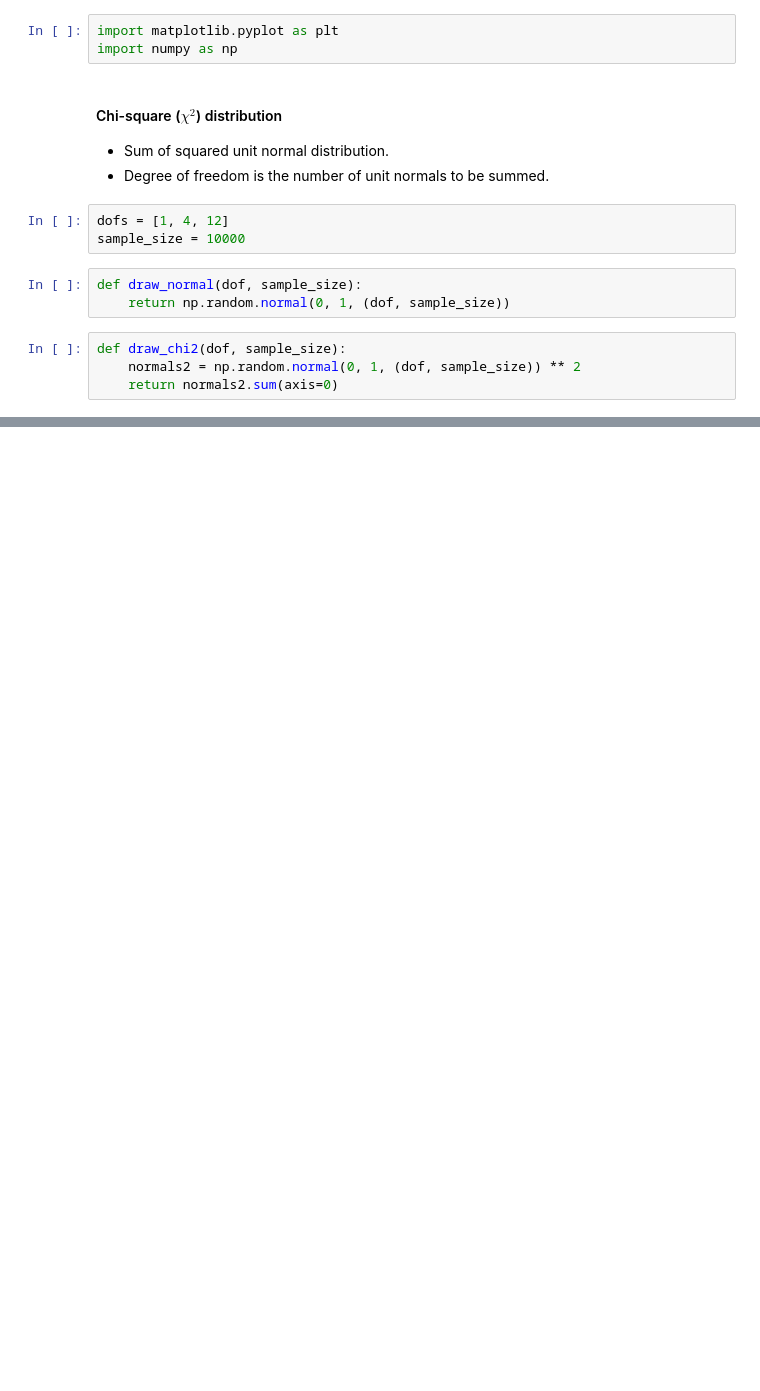
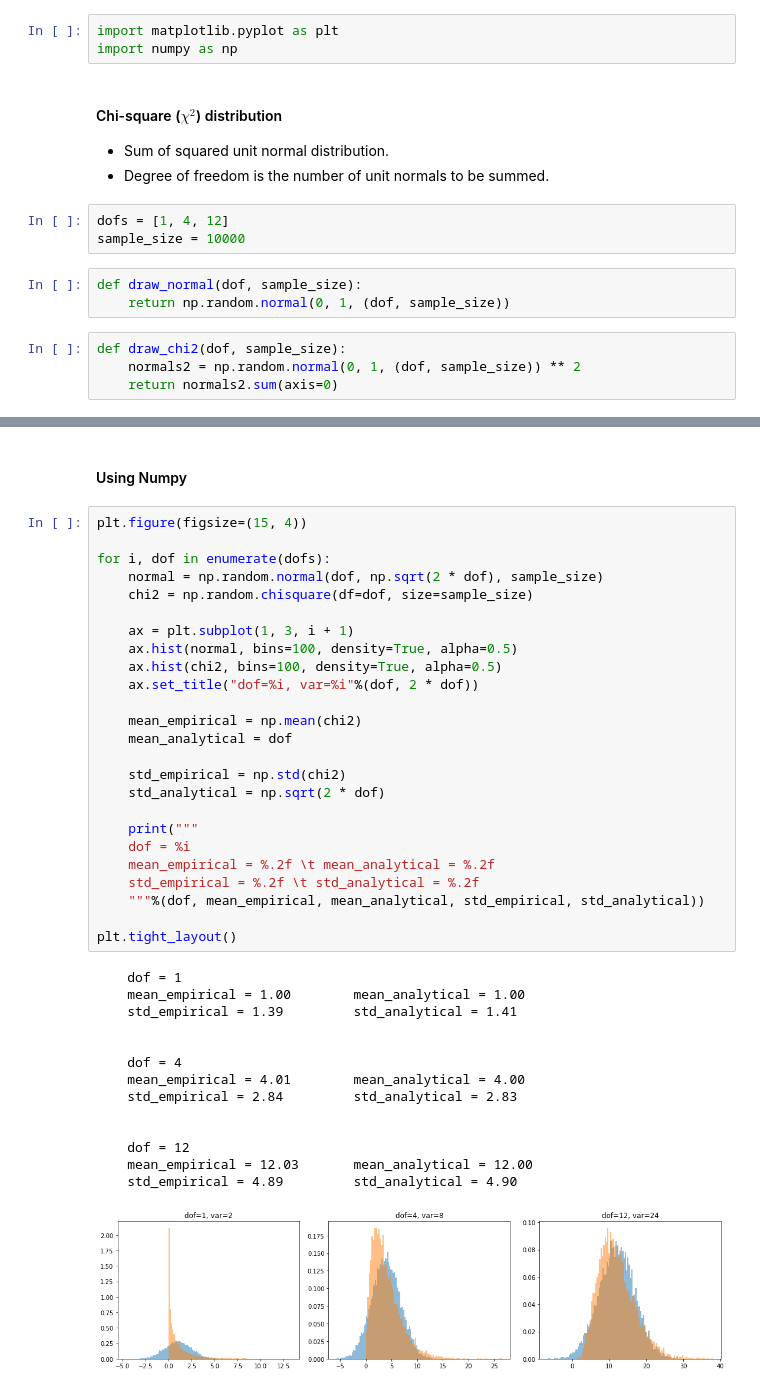
Before and after one commit to shawlu95/Data-Science-Toolbox, a Jupyter notebook: distribution/chi_square.ipynb, the cells around one changed output, grey strips where cells are left out. Cells and saved outputs as stored; diff of their text form; blank space fills up the shorter version.

Commit message:
added numpy distirbution.

```diff
--- a/distribution/chi_square.ipynb
+++ b/distribution/chi_square.ipynb
@@ -57,0 +58,42 @@ plt.tight_layout()
+# %% [markdown]
+#### Using Numpy
+# %%
+plt.figure(figsize=(15, 4))
+
+for i, dof in enumerate(dofs):
+    normal = np.random.normal(dof, np.sqrt(2 * dof), sample_size)
+    chi2 = np.random.chisquare(df=dof, size=sample_size)
+
+    ax = plt.subplot(1, 3, i + 1)
+    ax.hist(normal, bins=100, density=True, alpha=0.5)
+    ax.hist(chi2, bins=100, density=True, alpha=0.5)
+    ax.set_title("dof=%i, var=%i"%(dof, 2 * dof))
+
+    mean_empirical = np.mean(chi2)
+    mean_analytical = dof
+
+    std_empirical = np.std(chi2)
+    std_analytical = np.sqrt(2 * dof)
+
+    print("""
+    dof = %i
+    mean_empirical = %.2f \t mean_analytical = %.2f
+    std_empirical = %.2f \t std_analytical = %.2f
+    """%(dof, mean_empirical, mean_analytical, std_empirical, std_analytical))
+
+plt.tight_layout()
+# %% [output]
+    dof = 1
+    mean_empirical = 1.00        mean_analytical = 1.00
+    std_empirical = 1.39         std_analytical = 1.41
+
+
+    dof = 4
+    mean_empirical = 4.01        mean_analytical = 4.00
+    std_empirical = 2.84         std_analytical = 2.83
+
+
+    dof = 12
+    mean_empirical = 12.03       mean_analytical = 12.00
+    std_empirical = 4.89         std_analytical = 4.90
+[figure, added]
```
Also changed, not shown: parts of 1 cell of this notebook, 8 other files.
